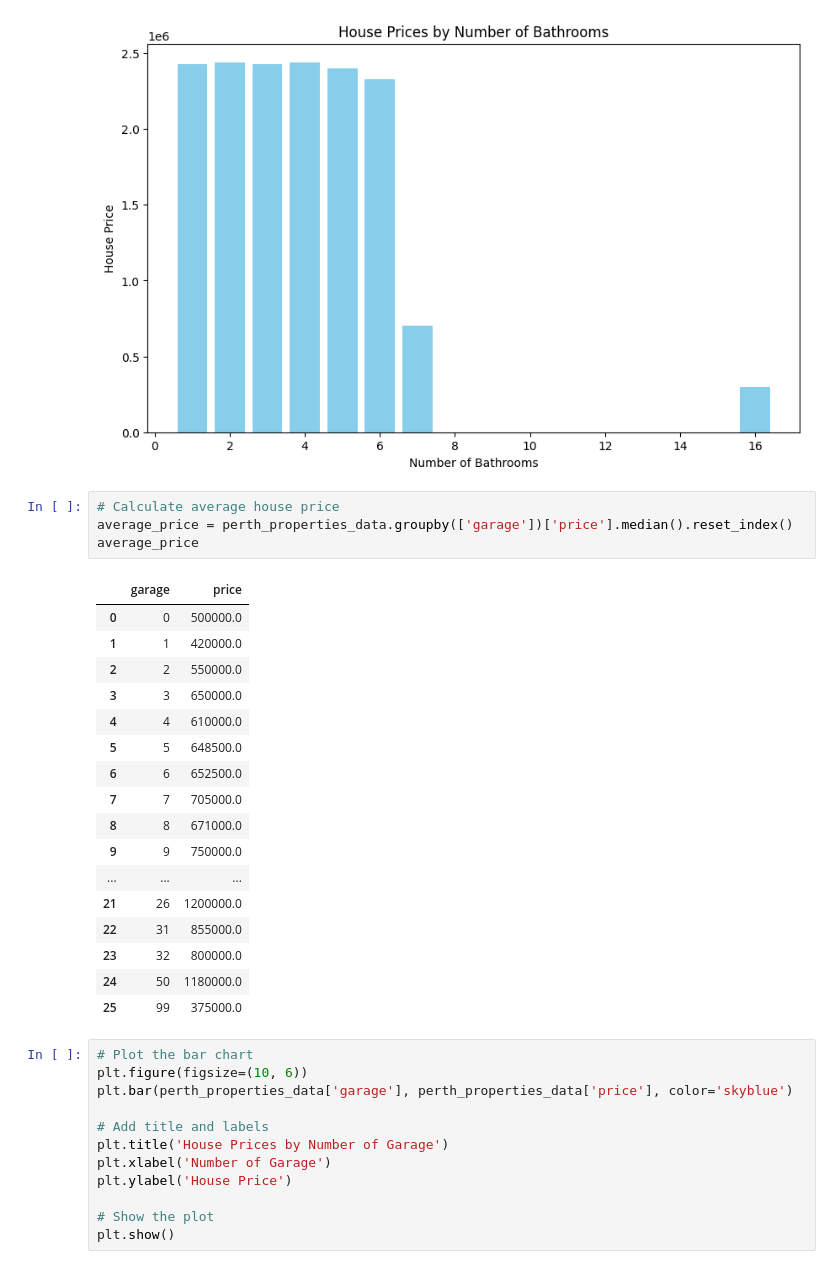
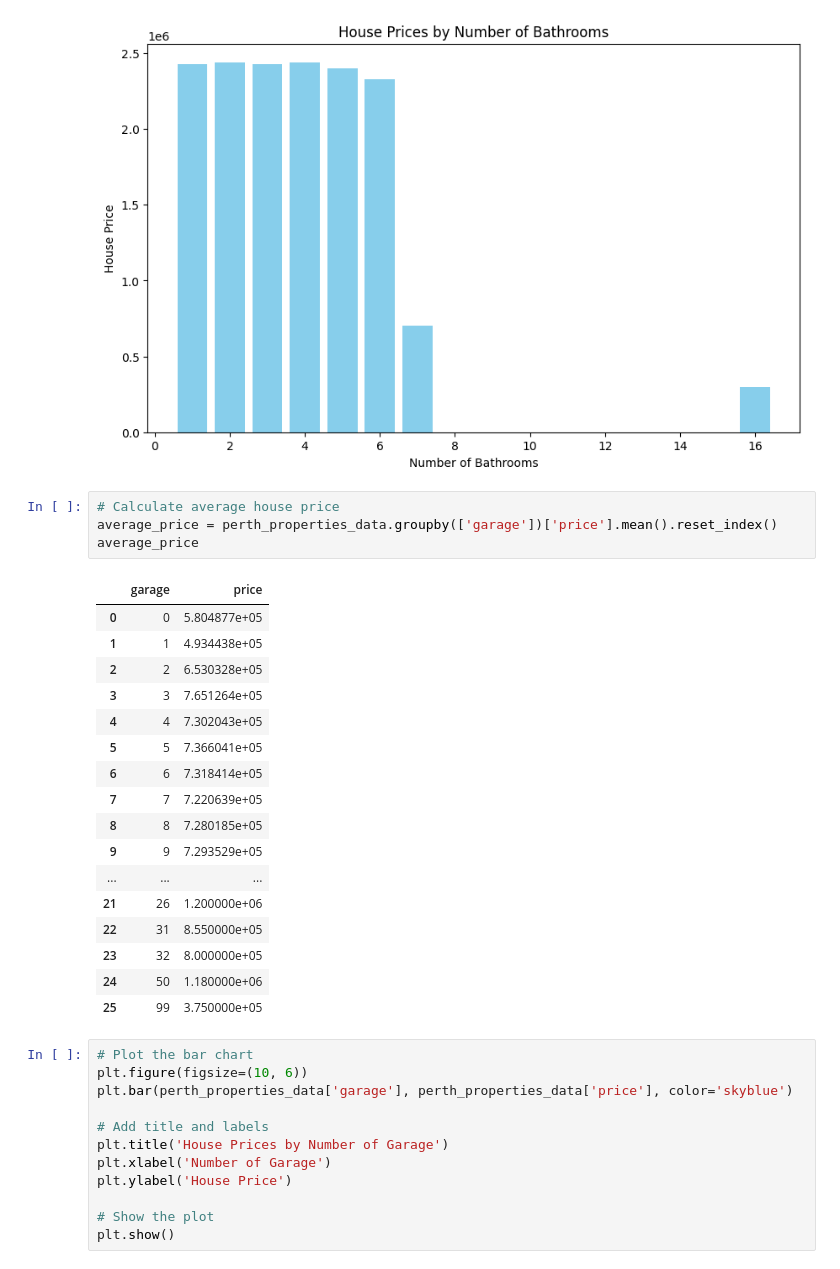
Before and after one commit to thenrymy/group-3-project3, a Jupyter notebook: property type stacked area chart.ipynb, the cells around one changed output. Saved outputs shown, nothing was run; the diff lists cells and outputs as text.

Commit message:
updated coding to mean price

```diff
--- a/property type stacked area chart.ipynb
+++ b/property type stacked area chart.ipynb
@@ -93,26 +93,26 @@ plt.show()
 [figure]
 # %%
 # Calculate average house price
-average_price = perth_properties_data.groupby(['garage'])['price'].median().reset_index()
+average_price = perth_properties_data.groupby(['garage'])['price'].mean().reset_index()
 average_price
 # %% [output]
 |  | garage | price |
-| 0 | 0 | 500000.0 |
-| 1 | 1 | 420000.0 |
-| 2 | 2 | 550000.0 |
-| 3 | 3 | 650000.0 |
-| 4 | 4 | 610000.0 |
-| 5 | 5 | 648500.0 |
-| 6 | 6 | 652500.0 |
-| 7 | 7 | 705000.0 |
-| 8 | 8 | 671000.0 |
-| 9 | 9 | 750000.0 |
+| 0 | 0 | 5.804877e+05 |
+| 1 | 1 | 4.934438e+05 |
+| 2 | 2 | 6.530328e+05 |
+| 3 | 3 | 7.651264e+05 |
+| 4 | 4 | 7.302043e+05 |
+| 5 | 5 | 7.366041e+05 |
+| 6 | 6 | 7.318414e+05 |
+| 7 | 7 | 7.220639e+05 |
+| 8 | 8 | 7.280185e+05 |
+| 9 | 9 | 7.293529e+05 |
 | ... | ... | ... |
-| 21 | 26 | 1200000.0 |
-| 22 | 31 | 855000.0 |
-| 23 | 32 | 800000.0 |
-| 24 | 50 | 1180000.0 |
-| 25 | 99 | 375000.0 |
+| 21 | 26 | 1.200000e+06 |
+| 22 | 31 | 8.550000e+05 |
+| 23 | 32 | 8.000000e+05 |
+| 24 | 50 | 1.180000e+06 |
+| 25 | 99 | 3.750000e+05 |
 # %%
 # Plot the bar chart
 plt.figure(figsize=(10, 6))
```
Also changed, not shown: parts of 4 cells of this notebook, 1 other file.
